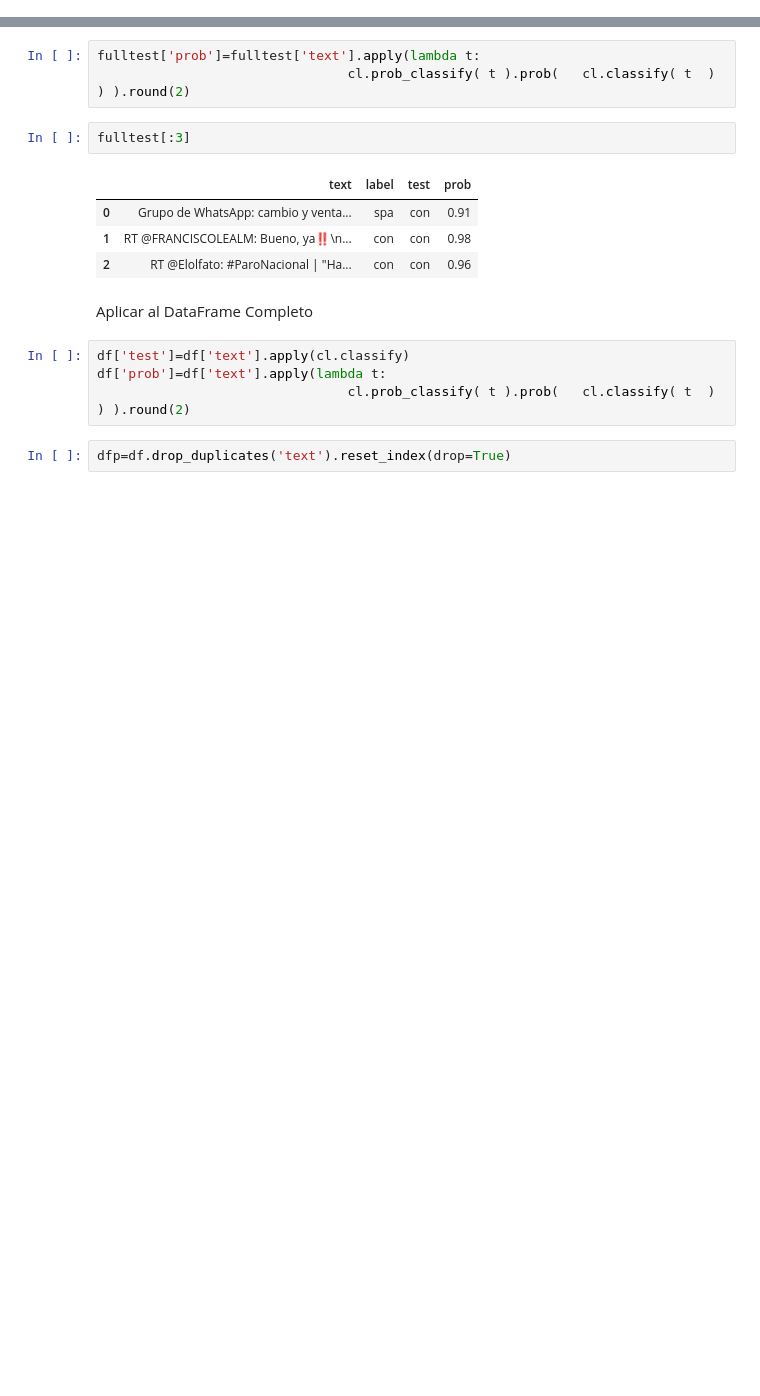
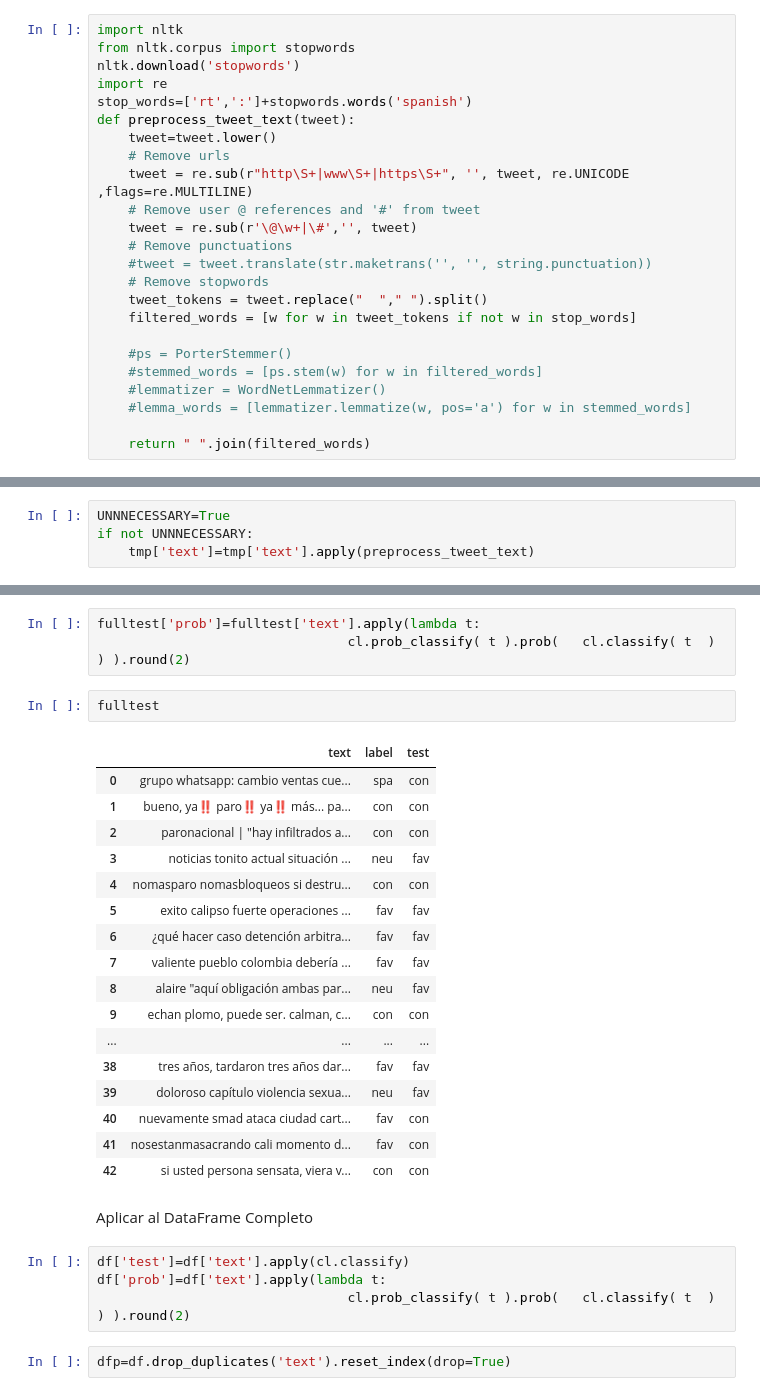
Before and after one commit to restrepo/twitter, a Jupyter notebook: classify.ipynb, the cells around one changed output, grey strips where cells are left out. Saved outputs shown, nothing was run; the diff lists cells and outputs as text; blank space fills up the shorter version.

```diff
--- a/classify.ipynb
+++ b/classify.ipynb
@@ -92,3 +92,27 @@ tmp[:3]
 tmp.shape
 # %% [output]
 (143, 11)
+# %%
+import nltk
+from nltk.corpus import stopwords
+nltk.download('stopwords')
+import re
+stop_words=['rt',':']+stopwords.words('spanish')
+def preprocess_tweet_text(tweet):
+    tweet=tweet.lower()
+    # Remove urls
+    tweet = re.sub(r"http\S+|www\S+|https\S+", '', tweet, re.UNICODE ,flags=re.MULTILINE)
+    # Remove user @ references and '#' from tweet
+    tweet = re.sub(r'\@\w+|\#','', tweet)
+    # Remove punctuations
+    #tweet = tweet.translate(str.maketrans('', '', string.punctuation))
+    # Remove stopwords
+    tweet_tokens = tweet.replace("  "," ").split()
+    filtered_words = [w for w in tweet_tokens if not w in stop_words]
+
+    #ps = PorterStemmer()
+    #stemmed_words = [ps.stem(w) for w in filtered_words]
+    #lemmatizer = WordNetLemmatizer()
+    #lemma_words = [lemmatizer.lemmatize(w, pos='a') for w in stemmed_words]
+
+    return " ".join(filtered_words)
@@ -94,0 +129,4 @@ tmp.shape
+# %%
+UNNNECESSARY=True
+if not UNNNECESSARY:
+    tmp['text']=tmp['text'].apply(preprocess_tweet_text)
@@ -129,12 +173,25 @@ cl.accuracy( [ (d.get('text'),d.get('label')) for d in test.to_dict(orient='reco
 fulltest['prob']=fulltest['text'].apply(lambda t:
                                 cl.prob_classify( t ).prob(   cl.classify( t  )  ) ).round(2)
 # %%
-fulltest[:3]
+fulltest
 # %% [output]
-|  | text | label | test | prob |
-| 0 | Grupo de WhatsApp: cambio y venta... | spa | con | 0.91 |
-| 1 | RT @FRANCISCOLEALM: Bueno, ya‼️\n... | con | con | 0.98 |
-| 2 | RT @Elolfato: #ParoNacional | "Ha... | con | con | 0.96 |
+|  | text | label | test |
+| 0 | grupo whatsapp: cambio ventas cue... | spa | con |
+| 1 | bueno, ya‼️ paro‼️ ya‼️ más... pa... | con | con |
+| 2 | paronacional | "hay infiltrados a... | con | con |
+| 3 | noticias tonito actual situación ... | neu | fav |
+| 4 | nomasparo nomasbloqueos si destru... | con | con |
+| 5 | exito calipso fuerte operaciones ... | fav | fav |
+| 6 | ¿qué hacer caso detención arbitra... | fav | fav |
+| 7 | valiente pueblo colombia debería ... | fav | fav |
+| 8 | alaire "aquí obligación ambas par... | neu | fav |
+| 9 | echan plomo, puede ser. calman, c... | con | con |
+| ... | ... | ... | ... |
+| 38 | tres años, tardaron tres años dar... | fav | fav |
+| 39 | doloroso capítulo violencia sexua... | neu | fav |
+| 40 | nuevamente smad ataca ciudad cart... | fav | con |
+| 41 | nosestanmasacrando cali momento d... | fav | con |
+| 42 | si usted persona sensata, viera v... | con | con |
 # %% [markdown]
 Aplicar al DataFrame Completo
 # %%
```
Also changed, not shown: parts of 7 cells of this notebook, 1 other file.
